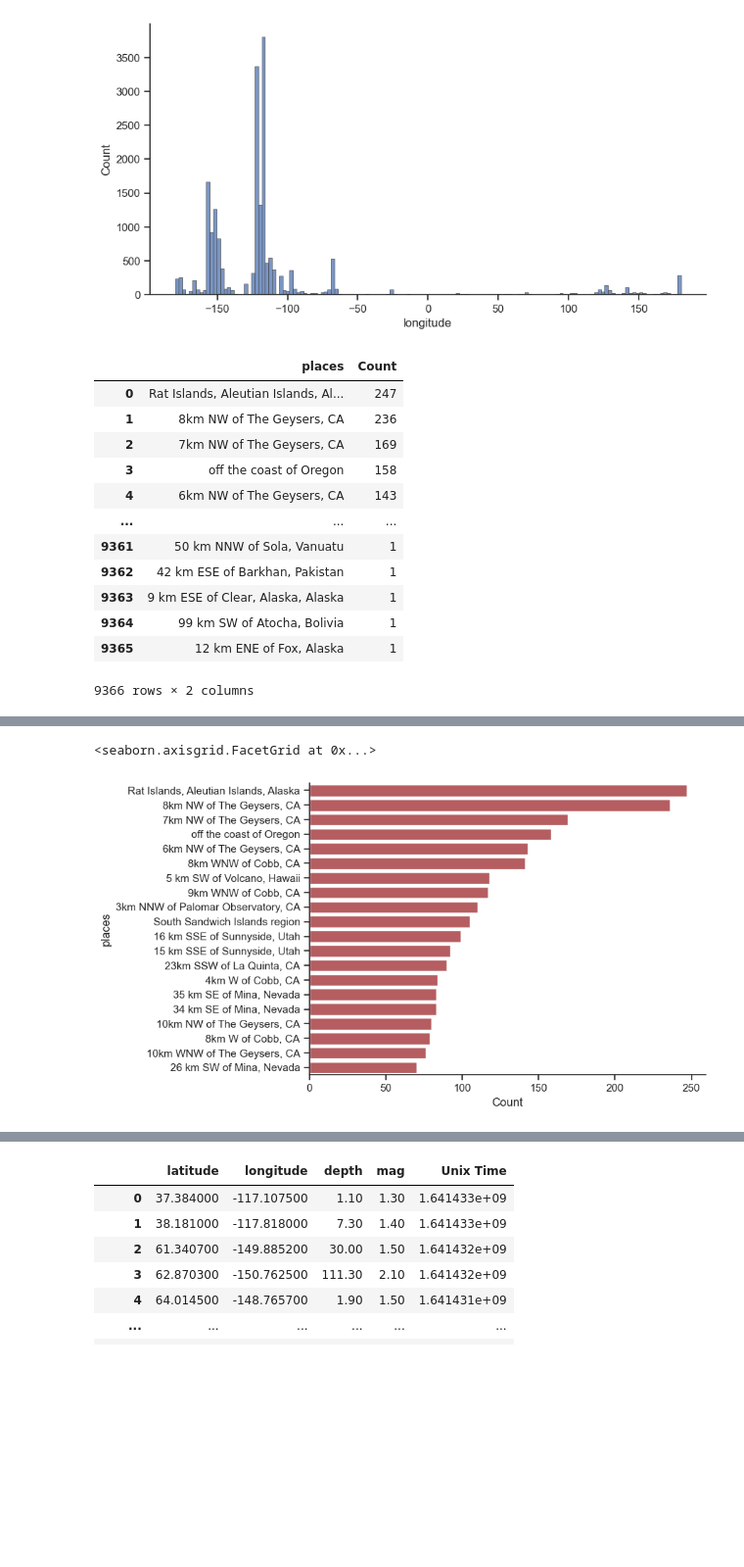
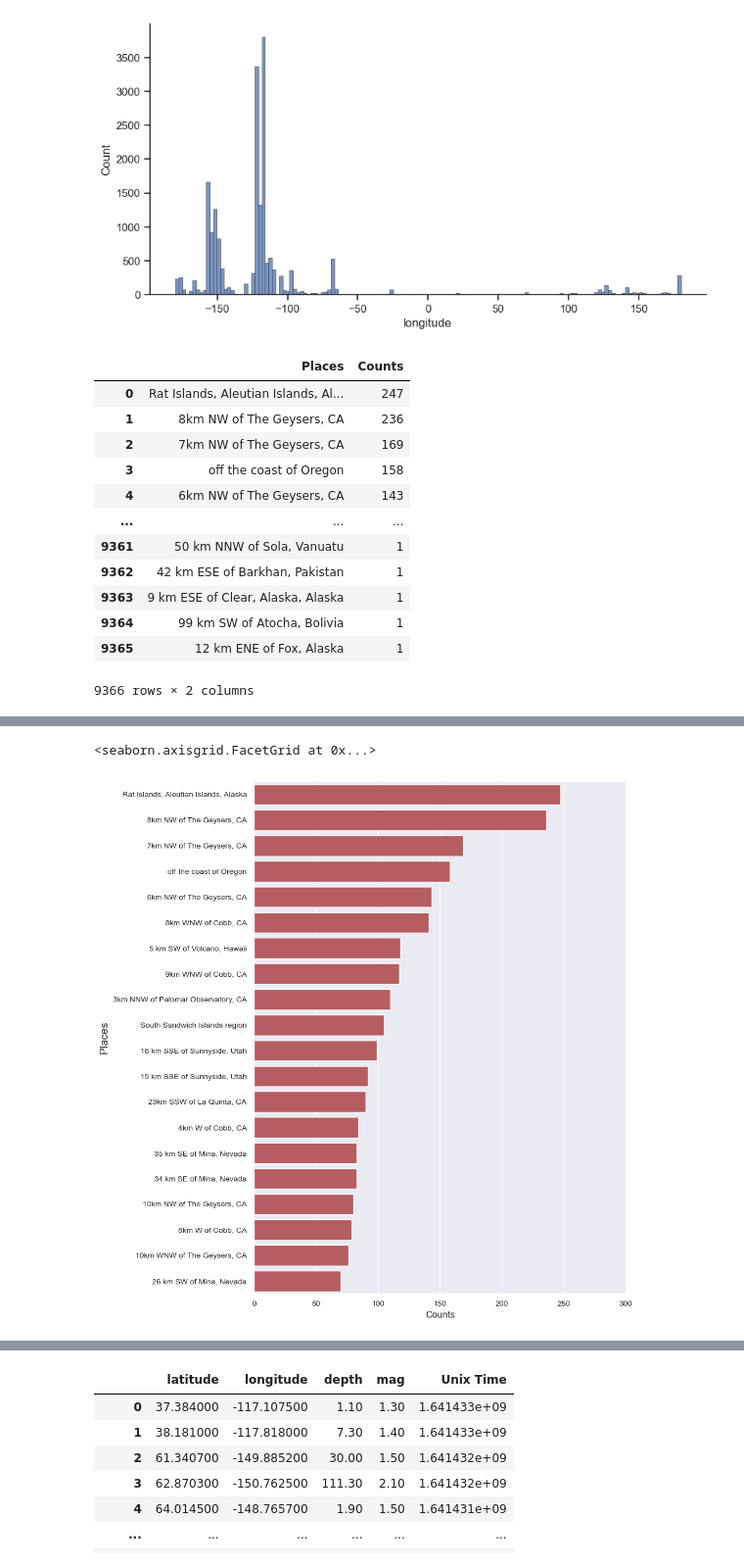
Before and after one commit to rromang/earthquake_modeling, a Jupyter notebook: noteboooks/data_exploration.ipynb, the cells around one changed output, grey strips where cells are left out. Shown at 98% size. Cells and saved outputs as stored; diff of their text form; code cells hidden in the pictures; blank space fills up the shorter version.

```diff
--- a/noteboooks/data_exploration.ipynb
+++ b/noteboooks/data_exploration.ipynb
@@ -424,11 +424,11 @@ sns.histplot(
 <AxesSubplot:xlabel='longitude', ylabel='Count'>
 [figure]
 # %%
-places_cnt = raw_data['place'].value_counts().to_frame('Count').reset_index()
-places_cnt = places_cnt.rename(columns={'index': 'places'})
+places_cnt = raw_data['place'].value_counts().to_frame('Counts').reset_index()
+places_cnt = places_cnt.rename(columns={'index': 'Places'})
 places_cnt
 # %% [output]
-|  | places | Count |
+|  | Places | Counts |
 | 0 | Rat Islands, Aleutian Islands, Al... | 247 |
 | 1 | 8km NW of The Geysers, CA | 236 |
 | 2 | 7km NW of The Geysers, CA | 169 |
@@ -465,10 +465,15 @@ print(result3)
 # %%
 # from matplotlib import rcParams
 # rcParams['figure.figsize'] = 11.7,8.27
-sns.catplot(y="places", x='Count',data=places_cnt[0:20], kind='bar', color="r", height=5, aspect=9/5)
+sns.set()
+p = sns.catplot(y="Places", x='Counts',data=places_cnt[0:20], kind='bar', color="r", height=10, aspect=1, legend=False)
+p.set_ylabels(fontsize=14)
+p.set_yticklabels(fontsize=10)
+p.set_xticklabels(fontsize=10)
+p.set_ylabels(fontsize=14)
 # %% [output]
 <seaborn.axisgrid.FacetGrid at 0x...>
-[figure, old version]
+[figure, new version]
 # %%
 fig, ax = plt.subplots(figsize=(11,9))
 
```
Also changed, not shown: parts of 1 cell of this notebook, 9 other files.
